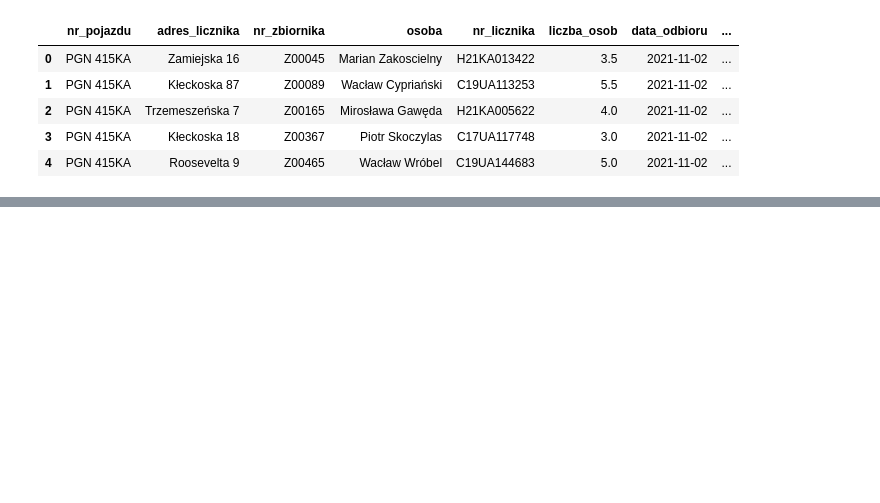
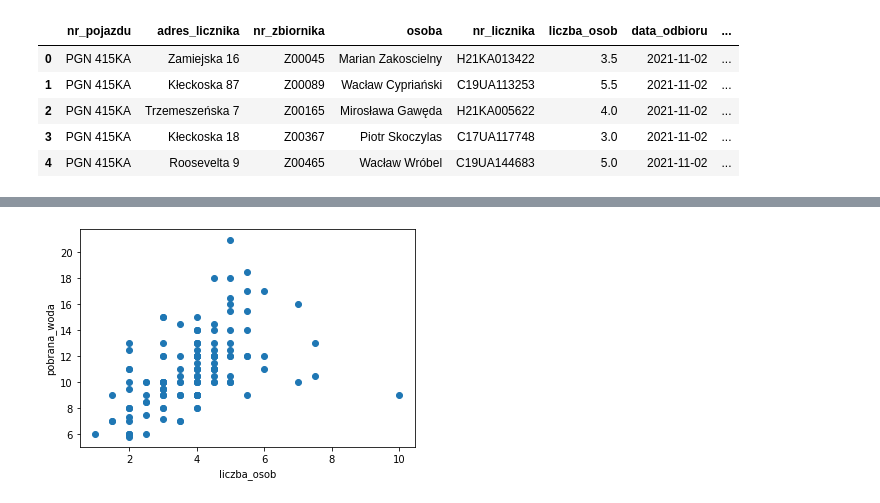
Before and after one commit to hackathonteam/klimaton_back, a Jupyter notebook: merger.ipynb, the cells around one changed output, grey strips where cells are left out. Cells and saved outputs as stored; diff of their text form; code cells hidden in the pictures; blank space fills up the shorter version.

```diff
--- a/merger.ipynb
+++ b/merger.ipynb
@@ -189,0 +165,7 @@ KeyboardInterrupt:
+# %%
+plt.scatter(df['liczba_osob'], df['pobrana_woda'])
+plt.xlabel("liczba_osob")
+plt.ylabel("pobrana_woda")
+plt.show()
+# %% [output]
+[figure, added]
```
Also changed, not shown: parts of 11 cells of this notebook.
